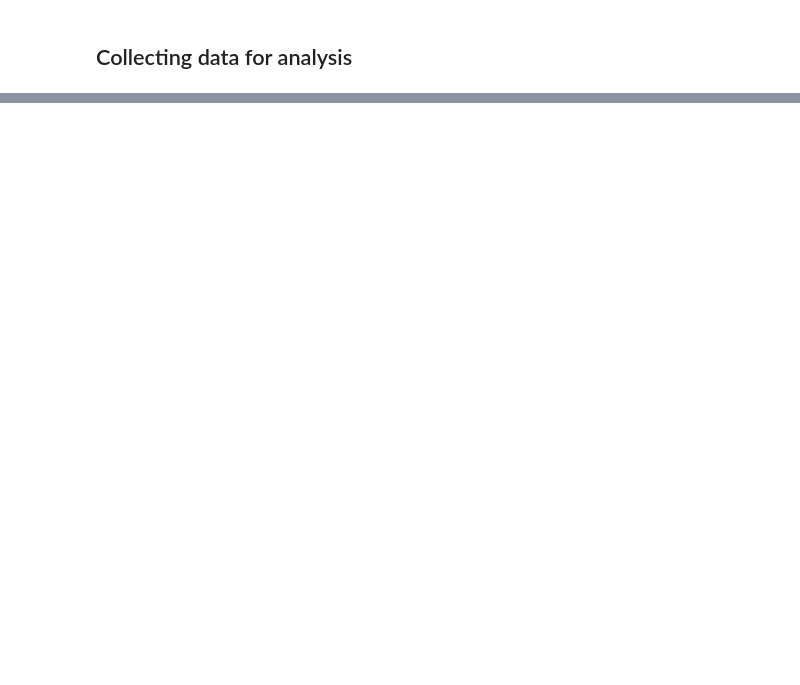
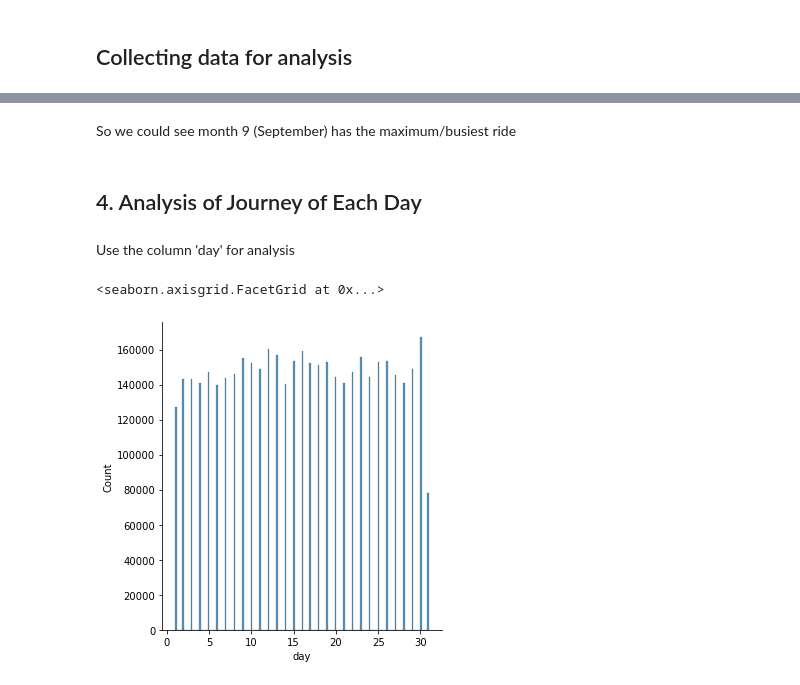
Before and after one commit to ThistleAna/Case-Study-Uber-Network, a Jupyter notebook: Case-Study-Uber-Network.ipynb, the cells around one changed output, grey strips where cells are left out. Saved outputs shown, nothing was run; the diff lists cells and outputs as text; code cells hidden in the pictures; blank space fills up the shorter version.

```diff
--- a/Case-Study-Uber-Network.ipynb
+++ b/Case-Study-Uber-Network.ipynb
@@ -63,0 +304,11 @@ final.shape
+# %% [markdown]
+So we could see month 9 (September) has the maximum/busiest ride
+# %% [markdown]
+##  4. Analysis of Journey of Each Day
+# %% [markdown]
+Use the column 'day' for analysis
+# %%
+sns.displot(df['day']) #seaborn distribution plot
+# %% [output]
+<seaborn.axisgrid.FacetGrid at 0x...>
+[figure, added]
```
Also changed, not shown: parts of 45 cells of this notebook.
